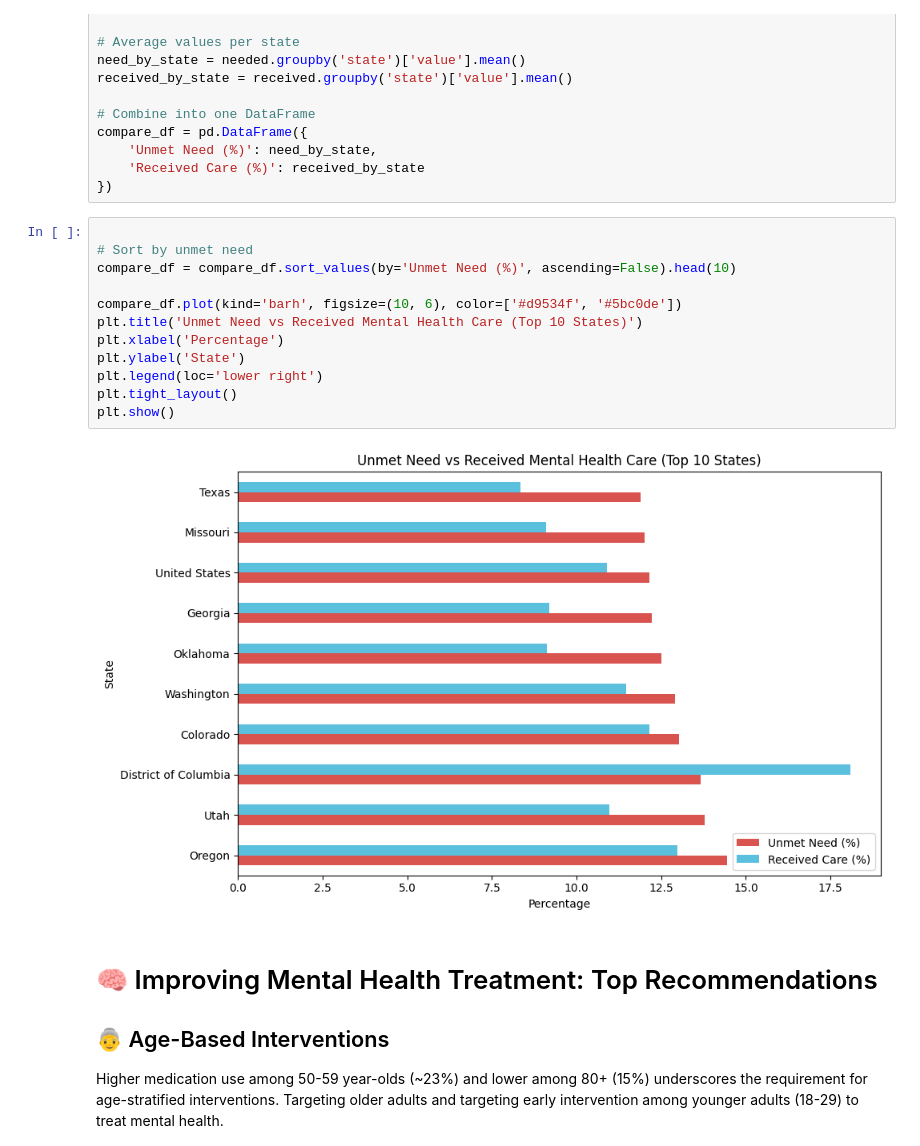
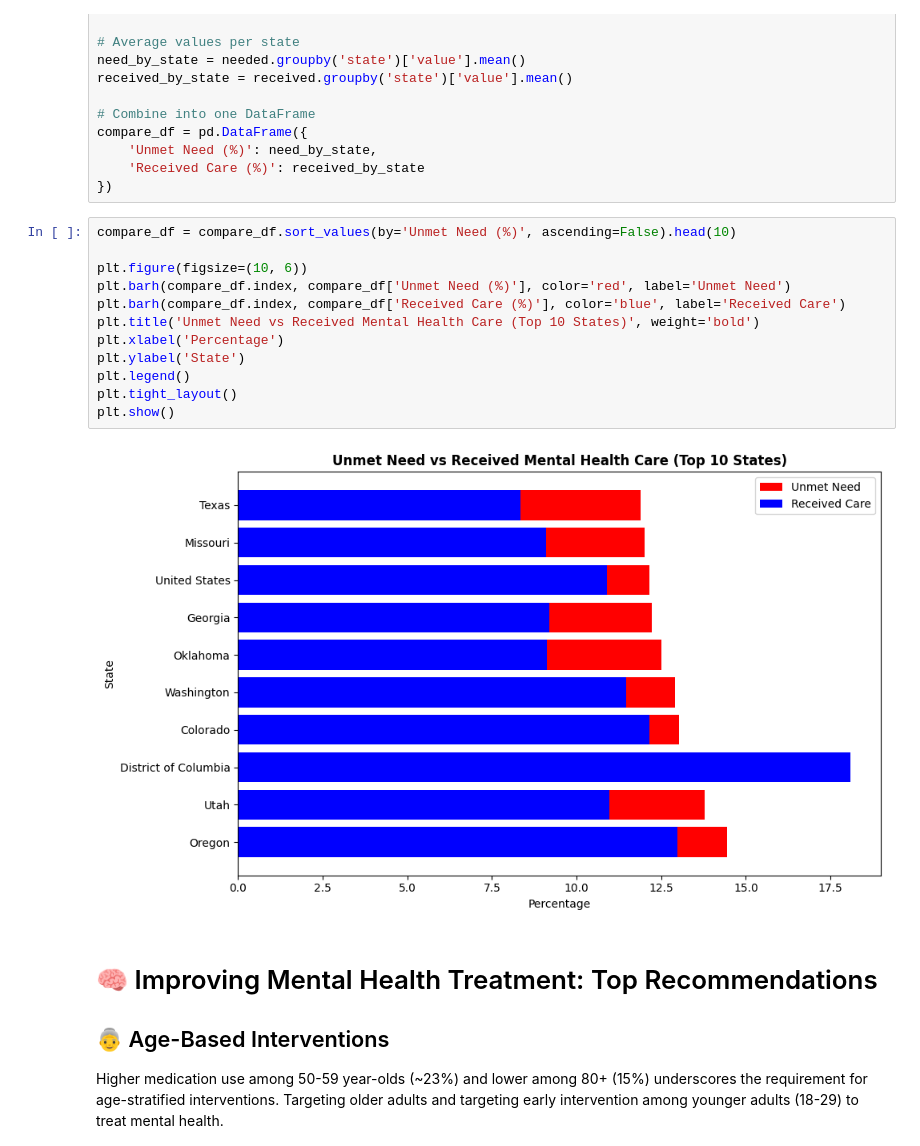
Before and after one commit to PravinChoudhary11/Python-Project, a Jupyter notebook: Python_Project.ipynb, the cells around one changed output. Saved outputs shown, nothing was run; the diff lists cells and outputs as text.

```diff
--- a/Python_Project.ipynb
+++ b/Python_Project.ipynb
@@ -198,19 +194,19 @@ compare_df = pd.DataFrame({
     'Received Care (%)': received_by_state
 })
 # %%
-
-# Sort by unmet need
 compare_df = compare_df.sort_values(by='Unmet Need (%)', ascending=False).head(10)
 
-compare_df.plot(kind='barh', figsize=(10, 6), color=['#d9534f', '#5bc0de'])
-plt.title('Unmet Need vs Received Mental Health Care (Top 10 States)')
+plt.figure(figsize=(10, 6))
+plt.barh(compare_df.index, compare_df['Unmet Need (%)'], color='red', label='Unmet Need')
+plt.barh(compare_df.index, compare_df['Received Care (%)'], color='blue', label='Received Care')
+plt.title('Unmet Need vs Received Mental Health Care (Top 10 States)', weight='bold')
 plt.xlabel('Percentage')
 plt.ylabel('State')
-plt.legend(loc='lower right')
+plt.legend()
 plt.tight_layout()
 plt.show()
 # %% [output]
-[figure, old version]
+[figure, new version]
 # %% [markdown]
 #  🧠 Improving Mental Health Treatment: Top Recommendations
 
```
Also changed, not shown: parts of 7 cells of this notebook.
